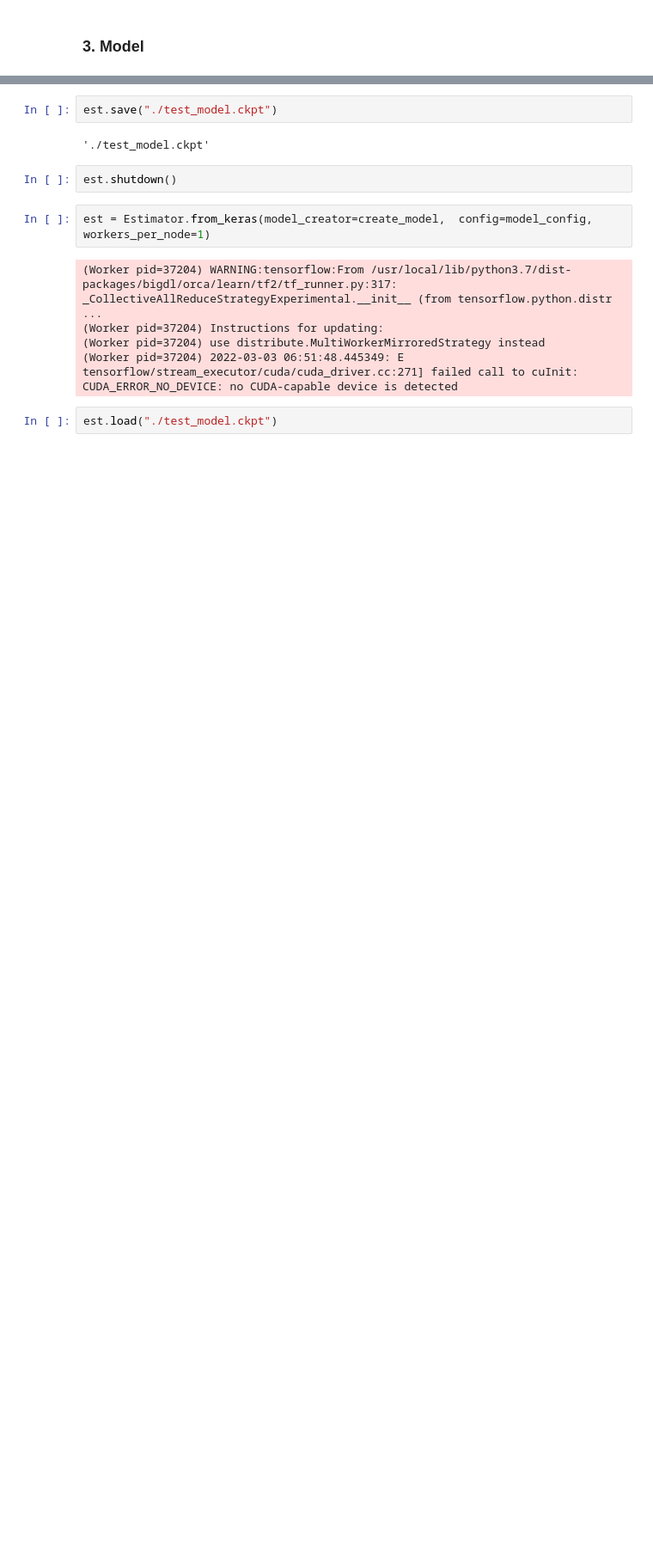
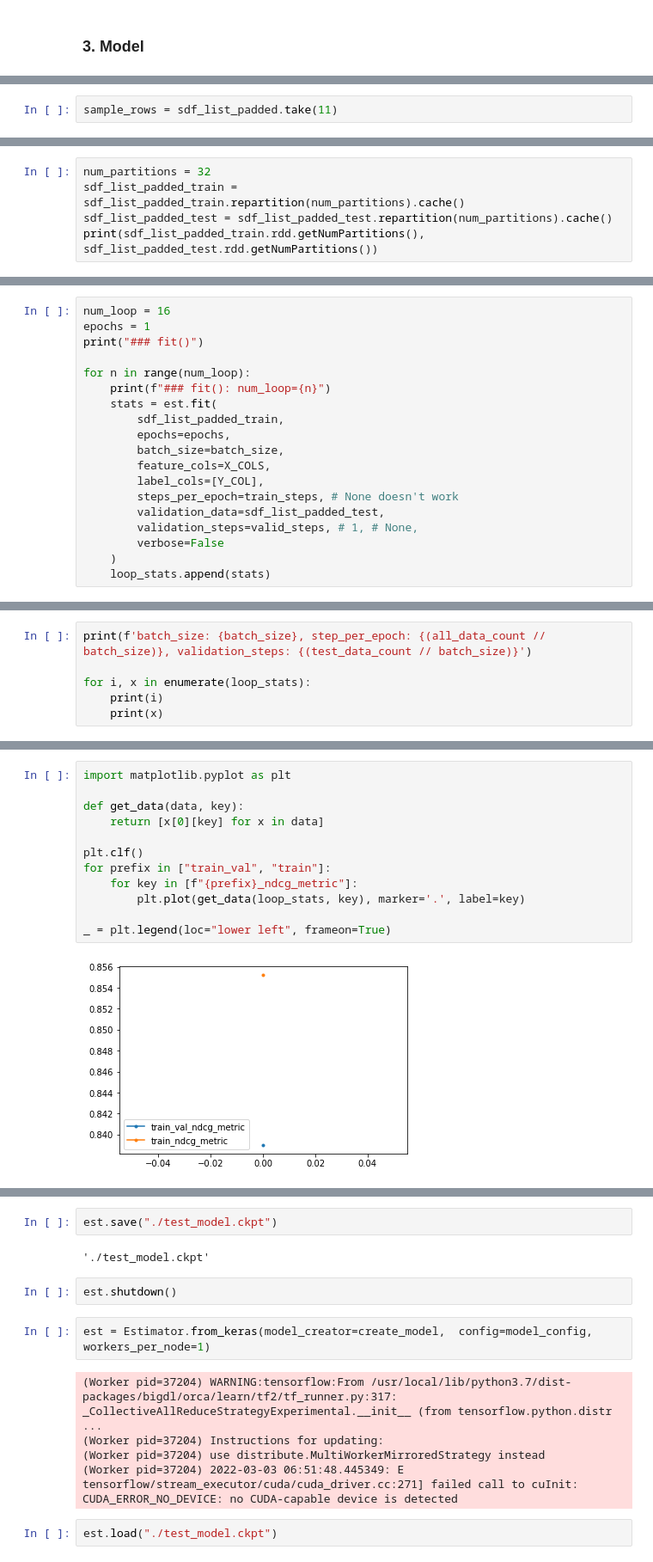
Before and after one commit to nyamashi/BigDL-dev, a Jupyter notebook: orca/notebooks/tf2_keras_learning2rank_2.ipynb, the cells around one changed output, grey strips where cells are left out. Shown: that part at 86% size. Drawn from its saved outputs; the diff is of its cells as text; blank space fills up the shorter version.

```diff
--- a/orca/notebooks/tf2_keras_learning2rank_2.ipynb
+++ b/orca/notebooks/tf2_keras_learning2rank_2.ipynb
@@ -899,0 +487,2 @@ only showing top 10 rows
+# %%
+sample_rows = sdf_list_padded.take(11)
@@ -899,0 +629,5 @@ only showing top 10 rows
+# %%
+num_partitions = 32
+sdf_list_padded_train = sdf_list_padded_train.repartition(num_partitions).cache()
+sdf_list_padded_test = sdf_list_padded_test.repartition(num_partitions).cache()
+print(sdf_list_padded_train.rdd.getNumPartitions(), sdf_list_padded_test.rdd.getNumPartitions())
@@ -899,0 +775,19 @@ only showing top 10 rows
+# %%
+num_loop = 16
+epochs = 1
+print("### fit()")
+
+for n in range(num_loop):
+    print(f"### fit(): num_loop={n}")
+    stats = est.fit(
+        sdf_list_padded_train,
+        epochs=epochs,
+        batch_size=batch_size,
+        feature_cols=X_COLS,
+        label_cols=[Y_COL],
+        steps_per_epoch=train_steps, # None doesn't work
+        validation_data=sdf_list_padded_test,
+        validation_steps=valid_steps, # 1, # None,
+        verbose=False
+    )
+    loop_stats.append(stats)
@@ -899,0 +829,6 @@ only showing top 10 rows
+# %%
+print(f'batch_size: {batch_size}, step_per_epoch: {(all_data_count // batch_size)}, validation_steps: {(test_data_count // batch_size)}')
+
+for i, x in enumerate(loop_stats):
+    print(i)
+    print(x)
@@ -899,0 +839,14 @@ only showing top 10 rows
+# %%
+import matplotlib.pyplot as plt
+
+def get_data(data, key):
+    return [x[0][key] for x in data]
+
+plt.clf()
+for prefix in ["train_val", "train"]:
+    for key in [f"{prefix}_ndcg_metric"]:
+        plt.plot(get_data(loop_stats, key), marker='.', label=key)
+
+_ = plt.legend(loc="lower left", frameon=True)
+# %% [output]
+[figure, added]
```
Also changed, not shown: parts of 64 cells of this notebook.
